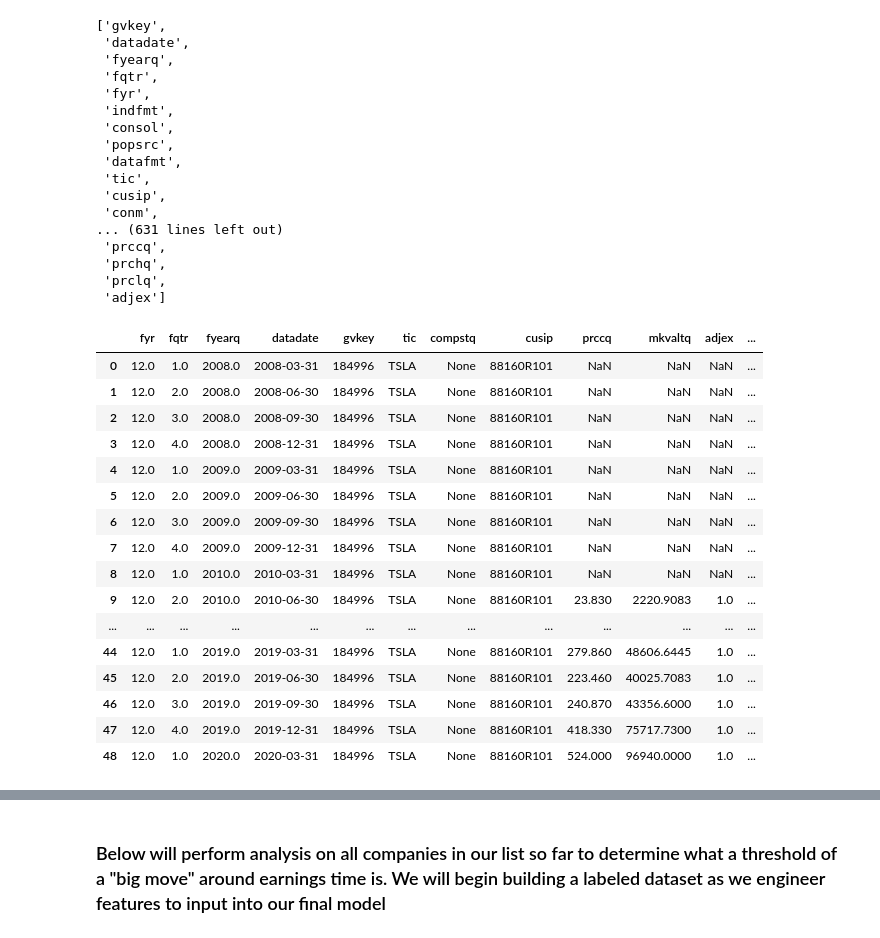
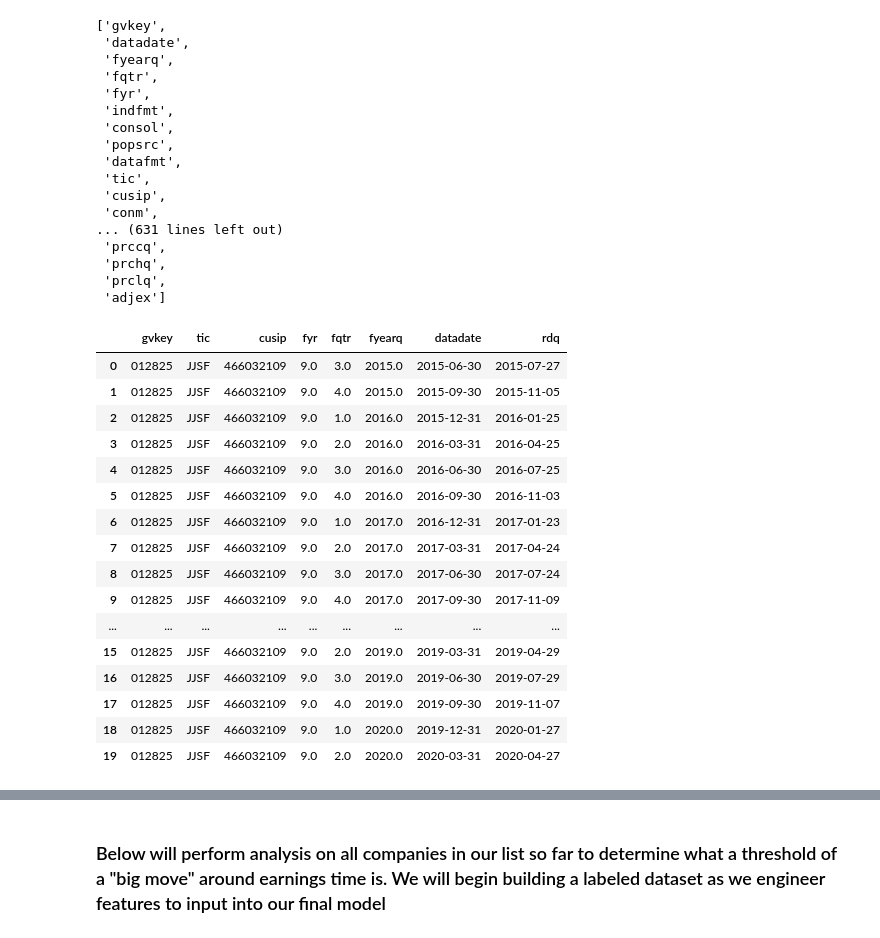
Before and after one commit to jhirschibar/ML_Options_trading, a Jupyter notebook: CRSP_exp_and_pulls.ipynb, the cells around one changed output, grey strips where cells are left out. Saved outputs shown, nothing was run; the diff lists cells and outputs as text; code cells hidden in the pictures.

```diff
--- a/CRSP_exp_and_pulls.ipynb
+++ b/CRSP_exp_and_pulls.ipynb
@@ -284,23 +307,36 @@ Approximately 1817440 rows in comp.fundq.
  'prchq',
  'prclq',
  'adjex']
-# %%
-db.raw_sql('''select fyr, fqtr, fyearq, datadate, gvkey, tic, cusip, prccq, mkvaltq, adjex, rdq, saley from comp.fundq where tic = 'TSLA' ''')
-# %% [output]
-|  | fyr | fqtr | fyearq | datadate | gvkey | tic | compstq | cusip | prccq | mkvaltq | adjex | ... |
-| 0 | 12.0 | 1.0 | 2008.0 | 2008-03-31 | 184996 | TSLA | None | 88160R101 | NaN | NaN | NaN | ... |
-| 1 | 12.0 | 2.0 | 2008.0 | 2008-06-30 | 184996 | TSLA | None | 88160R101 | NaN | NaN | NaN | ... |
-| 2 | 12.0 | 3.0 | 2008.0 | 2008-09-30 | 184996 | TSLA | None | 88160R101 | NaN | NaN | NaN | ... |
-| 3 | 12.0 | 4.0 | 2008.0 | 2008-12-31 | 184996 | TSLA | None | 88160R101 | NaN | NaN | NaN | ... |
-| 4 | 12.0 | 1.0 | 2009.0 | 2009-03-31 | 184996 | TSLA | None | 88160R101 | NaN | NaN | NaN | ... |
-| 5 | 12.0 | 2.0 | 2009.0 | 2009-06-30 | 184996 | TSLA | None | 88160R101 | NaN | NaN | NaN | ... |
-| 6 | 12.0 | 3.0 | 2009.0 | 2009-09-30 | 184996 | TSLA | None | 88160R101 | NaN | NaN | NaN | ... |
-| 7 | 12.0 | 4.0 | 2009.0 | 2009-12-31 | 184996 | TSLA | None | 88160R101 | NaN | NaN | NaN | ... |
-| 8 | 12.0 | 1.0 | 2010.0 | 2010-03-31 | 184996 | TSLA | None | 88160R101 | NaN | NaN | NaN | ... |
-| 9 | 12.0 | 2.0 | 2010.0 | 2010-06-30 | 184996 | TSLA | None | 88160R101 | 23.830 | 2220.9083 | 1.0 | ... |
-| ... | ... | ... | ... | ... | ... | ... | ... | ... | ... | ... | ... | ... |
-| 44 | 12.0 | 1.0 | 2019.0 | 2019-03-31 | 184996 | TSLA | None | 88160R101 | 279.860 | 48606.6445 | 1.0 | ... |
-| 45 | 12.0 | 2.0 | 2019.0 | 2019-06-30 | 184996 | TSLA | None | 88160R101 | 223.460 | 40025.7083 | 1.0 | ... |
-| 46 | 12.0 | 3.0 | 2019.0 | 2019-09-30 | 184996 | TSLA | None | 88160R101 | 240.870 | 43356.6000 | 1.0 | ... |
-| 47 | 12.0 | 4.0 | 2019.0 | 2019-12-31 | 184996 | TSLA | None | 88160R101 | 418.330 | 75717.7300 | 1.0 | ... |
-| 48 | 12.0 | 1.0 | 2020.0 | 2020-03-31 | 184996 | TSLA | None | 88160R101 | 524.000 | 96940.0000 | 1.0 | ... |
+# %%
+def get_5_years_of_earnings(gvkey, ticker, long_cusip):
+    df = db.raw_sql('''
+    select gvkey, tic, cusip as long_cusip, fyr, fqtr, fyearq, datadate, rdq
+    from comp.fundq
+    where tic = '{0}'
+    and gvkey= '{1}'
+    and cusip = '{2}'
+    and datadate > '2015-06-01'
+    order by rdq asc
+    '''.format(ticker, gvkey, long_cusip))
+    return df
+# %%
+#example of how earnings events appear
+get_5_years_of_earnings('012825', 'JJSF', '466032109')
+# %% [output]
+|  | gvkey | tic | cusip | fyr | fqtr | fyearq | datadate | rdq |
+| 0 | 012825 | JJSF | 466032109 | 9.0 | 3.0 | 2015.0 | 2015-06-30 | 2015-07-27 |
+| 1 | 012825 | JJSF | 466032109 | 9.0 | 4.0 | 2015.0 | 2015-09-30 | 2015-11-05 |
+| 2 | 012825 | JJSF | 466032109 | 9.0 | 1.0 | 2016.0 | 2015-12-31 | 2016-01-25 |
+| 3 | 012825 | JJSF | 466032109 | 9.0 | 2.0 | 2016.0 | 2016-03-31 | 2016-04-25 |
+| 4 | 012825 | JJSF | 466032109 | 9.0 | 3.0 | 2016.0 | 2016-06-30 | 2016-07-25 |
+| 5 | 012825 | JJSF | 466032109 | 9.0 | 4.0 | 2016.0 | 2016-09-30 | 2016-11-03 |
+| 6 | 012825 | JJSF | 466032109 | 9.0 | 1.0 | 2017.0 | 2016-12-31 | 2017-01-23 |
+| 7 | 012825 | JJSF | 466032109 | 9.0 | 2.0 | 2017.0 | 2017-03-31 | 2017-04-24 |
+| 8 | 012825 | JJSF | 466032109 | 9.0 | 3.0 | 2017.0 | 2017-06-30 | 2017-07-24 |
+| 9 | 012825 | JJSF | 466032109 | 9.0 | 4.0 | 2017.0 | 2017-09-30 | 2017-11-09 |
+| ... | ... | ... | ... | ... | ... | ... | ... | ... |
+| 15 | 012825 | JJSF | 466032109 | 9.0 | 2.0 | 2019.0 | 2019-03-31 | 2019-04-29 |
+| 16 | 012825 | JJSF | 466032109 | 9.0 | 3.0 | 2019.0 | 2019-06-30 | 2019-07-29 |
+| 17 | 012825 | JJSF | 466032109 | 9.0 | 4.0 | 2019.0 | 2019-09-30 | 2019-11-07 |
+| 18 | 012825 | JJSF | 466032109 | 9.0 | 1.0 | 2020.0 | 2019-12-31 | 2020-01-27 |
+| 19 | 012825 | JJSF | 466032109 | 9.0 | 2.0 | 2020.0 | 2020-03-31 | 2020-04-27 |
```
Also changed, not shown: parts of 16 cells of this notebook.
